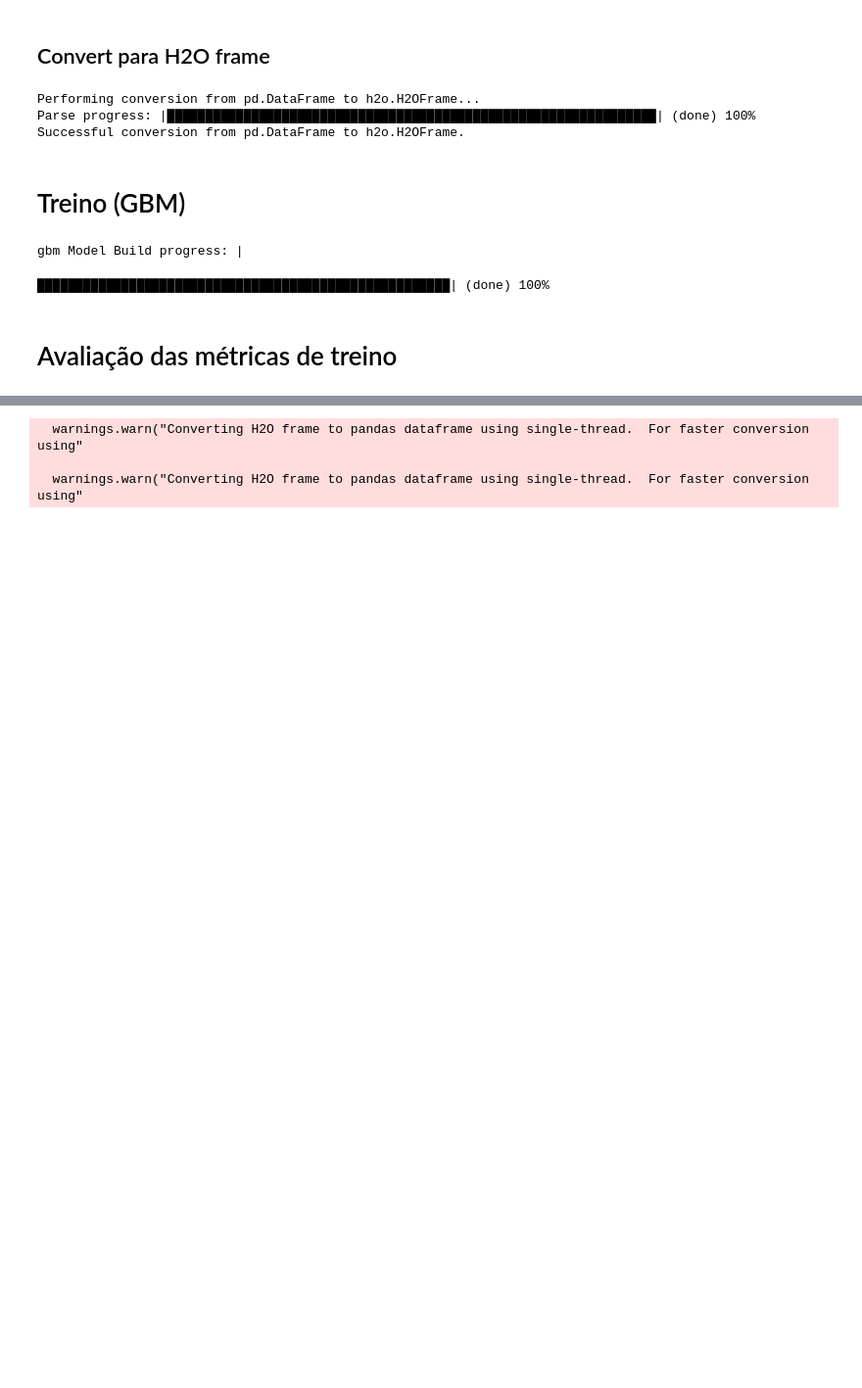
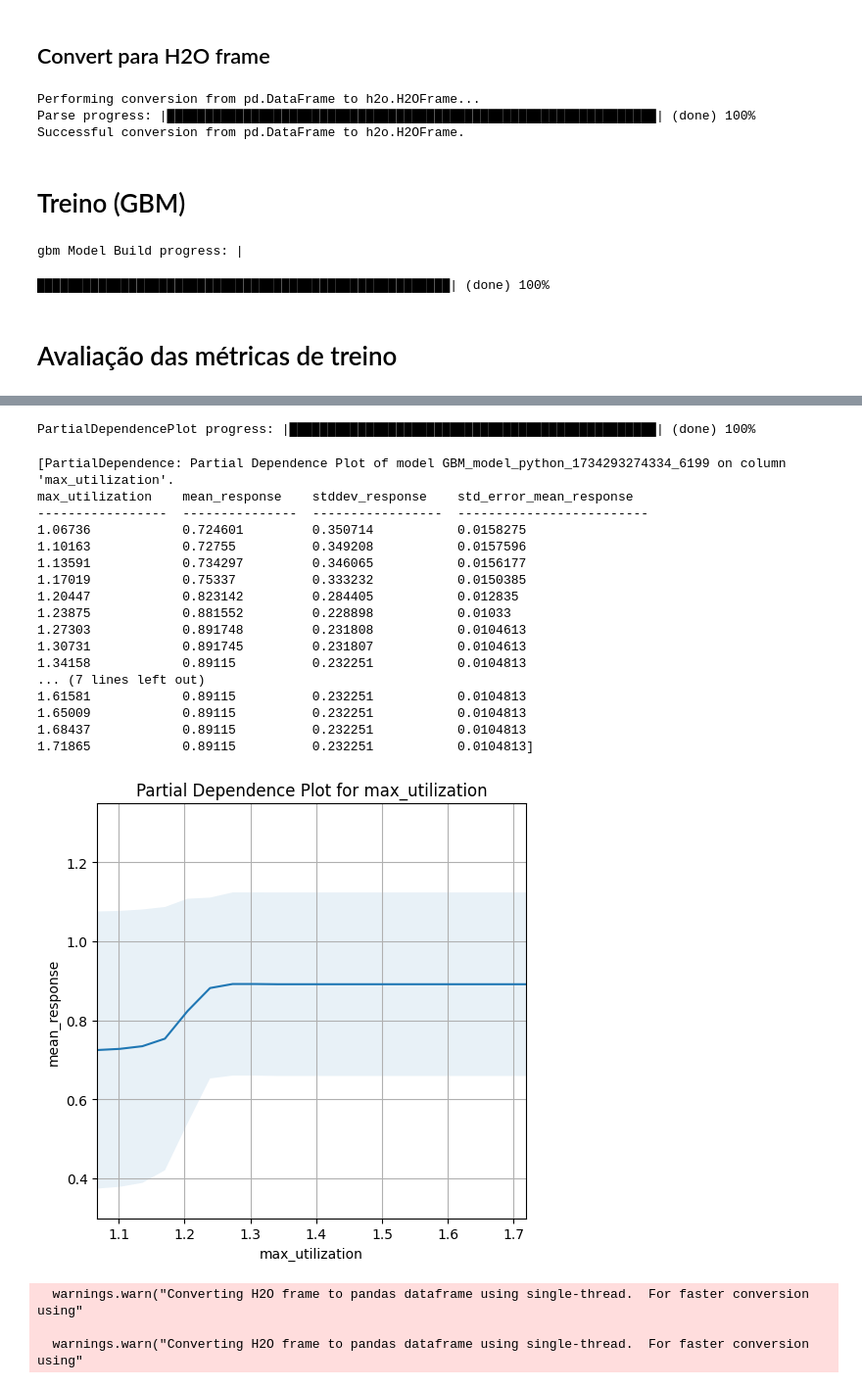
Before and after one commit to lucasgmalheiros/tcc-relax-and-fix, a Jupyter notebook: predict_heuristics/tcc-pipeline-completa.ipynb, the cells around one changed output, grey strips where cells are left out. Shown at 98% size. Saved outputs shown, nothing was run; the diff lists cells and outputs as text; code cells hidden in the pictures; blank space fills up the shorter version.

```diff
--- a/predict_heuristics/tcc-pipeline-completa.ipynb
+++ b/predict_heuristics/tcc-pipeline-completa.ipynb
@@ -250,6 +242,26 @@ importancia_var
 | 51 | iqr_demand | 0.000000 | 0.000000 | 0.000000 |
 # %%
-# model.partial_plot(frame=hf_train, cols=['total_transportation_cost'], figsize=(5, 5), targets=['RF_T_0', 'RF_1_0']);
+model.partial_plot(frame=hf_train, cols=['max_utilization'], figsize=(5, 5))#, targets=['RF_T_0', 'RF_1_0']);
+# %% [output]
+PartialDependencePlot progress: |████████████████████████████████████████████████| (done) 100%
+[PartialDependence: Partial Dependence Plot of model GBM_model_python_1734293274334_6199 on column 'max_utilization'.
+max_utilization    mean_response    stddev_response    std_error_mean_response
+-----------------  ---------------  -----------------  -------------------------
+1.06736            0.724601         0.350714           0.0158275
+1.10163            0.72755          0.349208           0.0157596
+1.13591            0.734297         0.346065           0.0156177
+1.17019            0.75337          0.333232           0.0150385
+1.20447            0.823142         0.284405           0.012835
+1.23875            0.881552         0.228898           0.01033
+1.27303            0.891748         0.231808           0.0104613
+1.30731            0.891745         0.231807           0.0104613
+1.34158            0.89115          0.232251           0.0104813
+... (7 lines left out)
+1.61581            0.89115          0.232251           0.0104813
+1.65009            0.89115          0.232251           0.0104813
+1.68437            0.89115          0.232251           0.0104813
+1.71865            0.89115          0.232251           0.0104813]
+[figure, added]
 # %%
 # Previsões
 actual = hf_train[target].as_data_frame(use_multi_thread=True)[target]
```
Also changed, not shown: parts of 10 cells of this notebook, 1 other file.
